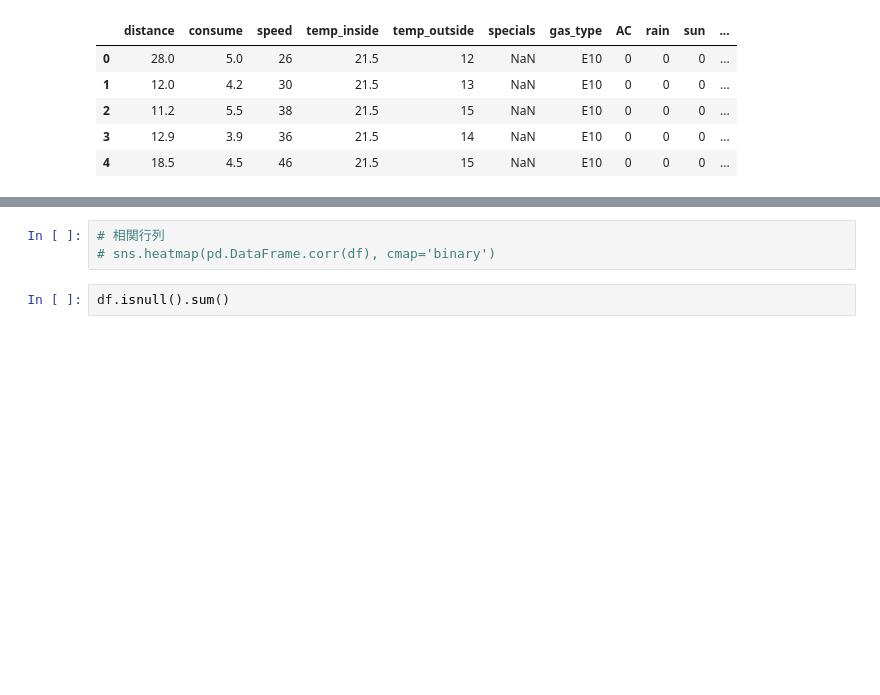
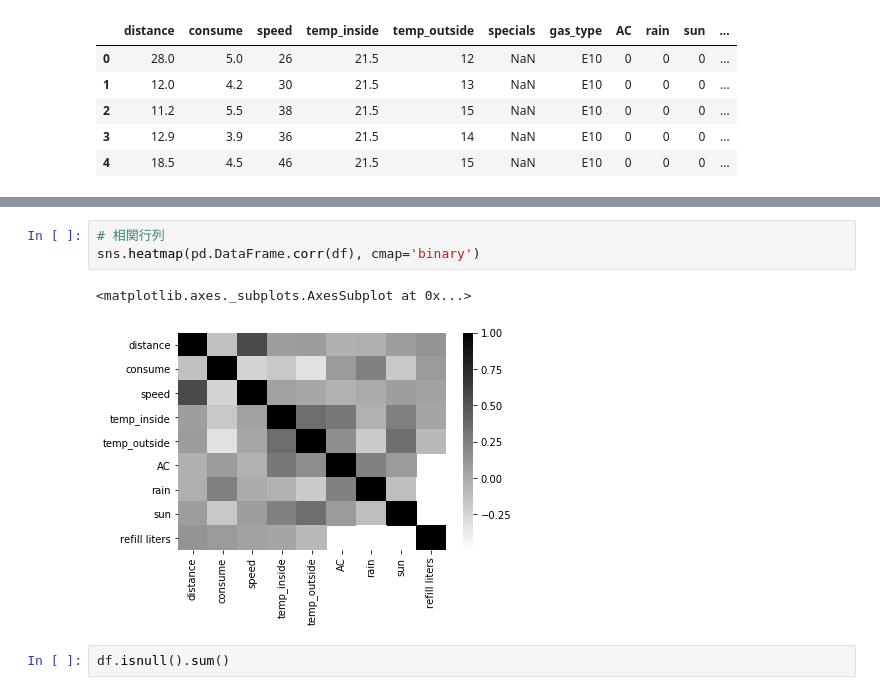
Before and after one commit to kt38k/CarFuelConsumption, a Jupyter notebook: Day1_work_三宅海斗.ipynb, the cells around one changed output, grey strips where cells are left out. Saved outputs shown, nothing was run; the diff lists cells and outputs as text; blank space fills up the shorter version.

```diff
--- a/Day1_work_三宅海斗.ipynb
+++ b/Day1_work_三宅海斗.ipynb
@@ -66,6 +68,9 @@ df.head()
 # %%
 # 相関行列
-# sns.heatmap(pd.DataFrame.corr(df), cmap='binary')
+sns.heatmap(pd.DataFrame.corr(df), cmap='binary')
+# %% [output]
+<matplotlib.axes._subplots.AxesSubplot at 0x...>
+[figure, added]
 # %%
 df.isnull().sum()
 # %% [output]
```
Also changed, not shown: parts of 4 cells of this notebook.
